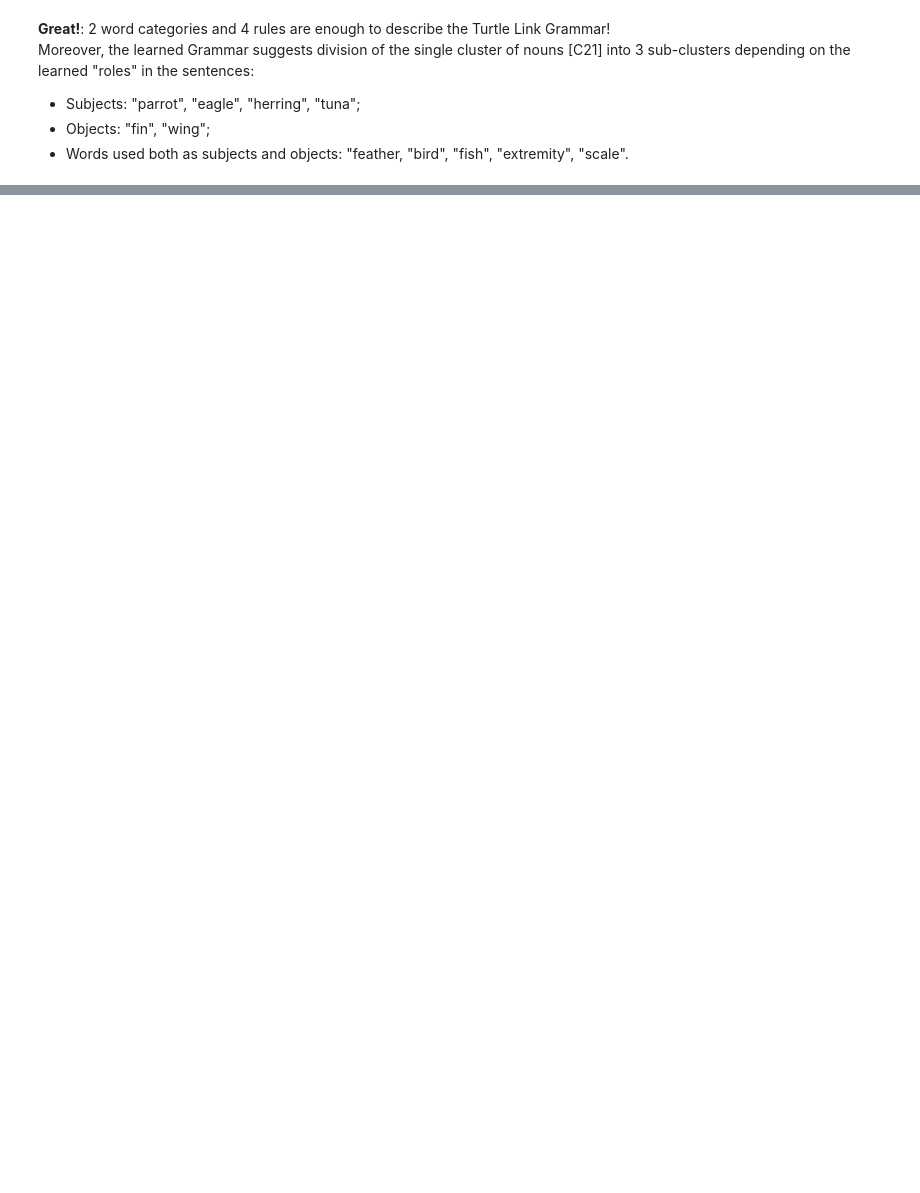
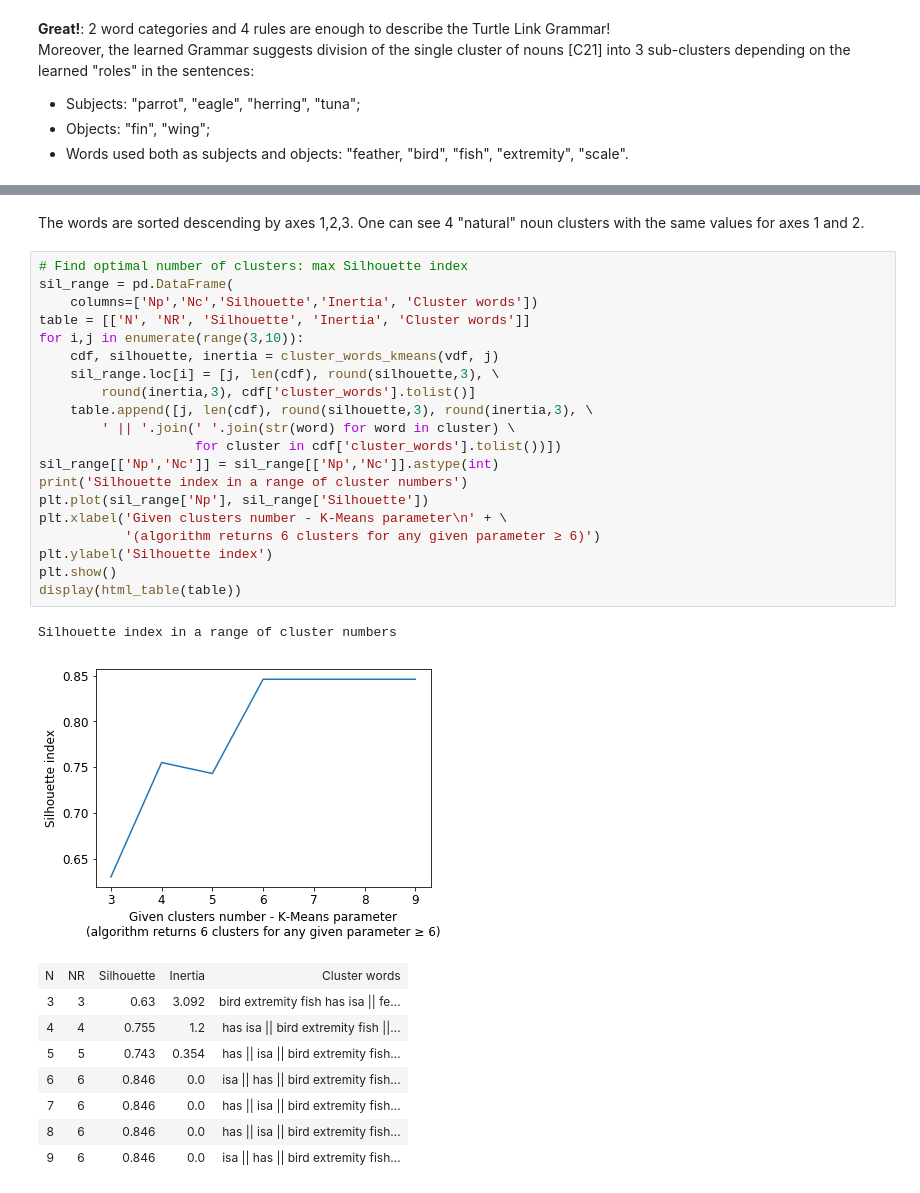
Before and after one commit to opencog/language-learning, a Jupyter notebook: notebooks/POC-Turtle-4-Grammar-Learning.ipynb, the cells around one changed output, grey strips where cells are left out. Cells and saved outputs as stored; diff of their text form; blank space fills up the shorter version.

```diff
--- a/notebooks/POC-Turtle-4-Grammar-Learning.ipynb
+++ b/notebooks/POC-Turtle-4-Grammar-Learning.ipynb
@@ -488,0 +592,33 @@ eagle   isa    bird
+# %% [markdown]
+The words are sorted descending by axes 1,2,3. One can see 4 "natural" noun clusters with the same values for axes 1 and 2.
+# %%
+# Find optimal number of clusters: max Silhouette index
+sil_range = pd.DataFrame(
+    columns=['Np','Nc','Silhouette','Inertia', 'Cluster words'])
+table = [['N', 'NR', 'Silhouette', 'Inertia', 'Cluster words']]
+for i,j in enumerate(range(3,10)):
+    cdf, silhouette, inertia = cluster_words_kmeans(vdf, j)
+    sil_range.loc[i] = [j, len(cdf), round(silhouette,3), \
+        round(inertia,3), cdf['cluster_words'].tolist()]
+    table.append([j, len(cdf), round(silhouette,3), round(inertia,3), \
+        ' || '.join(' '.join(str(word) for word in cluster) \
+                    for cluster in cdf['cluster_words'].tolist())])
+sil_range[['Np','Nc']] = sil_range[['Np','Nc']].astype(int)
+print('Silhouette index in a range of cluster numbers')
+plt.plot(sil_range['Np'], sil_range['Silhouette'])
+plt.xlabel('Given clusters number - K-Means parameter\n' + \
+           '(algorithm returns 6 clusters for any given parameter ≥ 6)')
+plt.ylabel('Silhouette index')
+plt.show()
+display(html_table(table))
+# %% [output]
+Silhouette index in a range of cluster numbers
+[figure, added]
+| N | NR | Silhouette | Inertia | Cluster words |
+| 3 | 3 | 0.63 | 3.092 | bird extremity fish has isa || fe... |
+| 4 | 4 | 0.755 | 1.2 | has isa || bird extremity fish ||... |
+| 5 | 5 | 0.743 | 0.354 | has || isa || bird extremity fish... |
+| 6 | 6 | 0.846 | 0.0 | isa || has || bird extremity fish... |
+| 7 | 6 | 0.846 | 0.0 | has || isa || bird extremity fish... |
+| 8 | 6 | 0.846 | 0.0 | has || isa || bird extremity fish... |
+| 9 | 6 | 0.846 | 0.0 | isa || has || bird extremity fish... |
```
Also changed, not shown: parts of 33 cells of this notebook, 3 other files.
